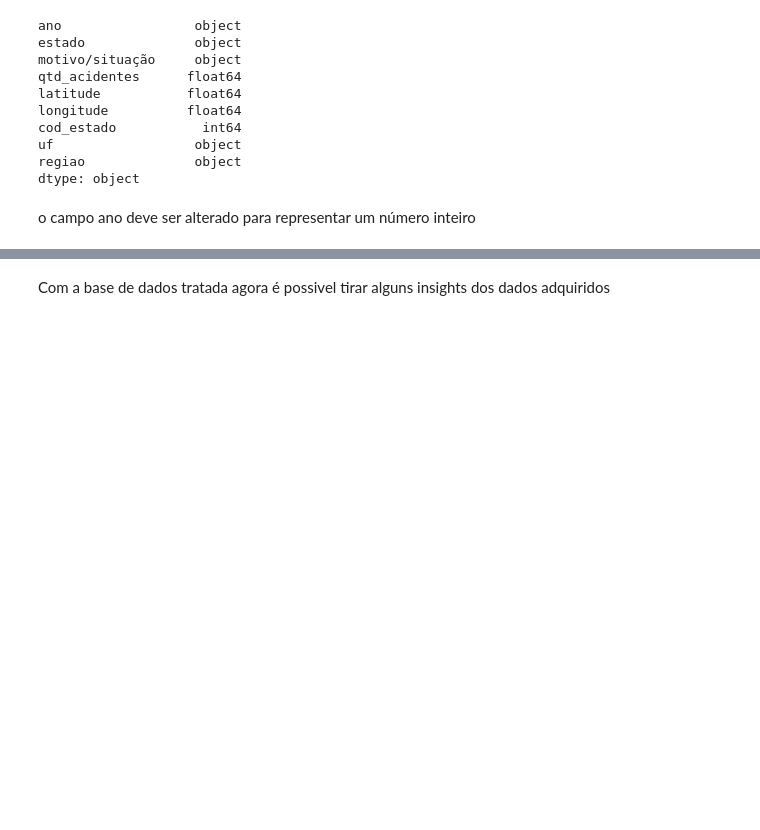
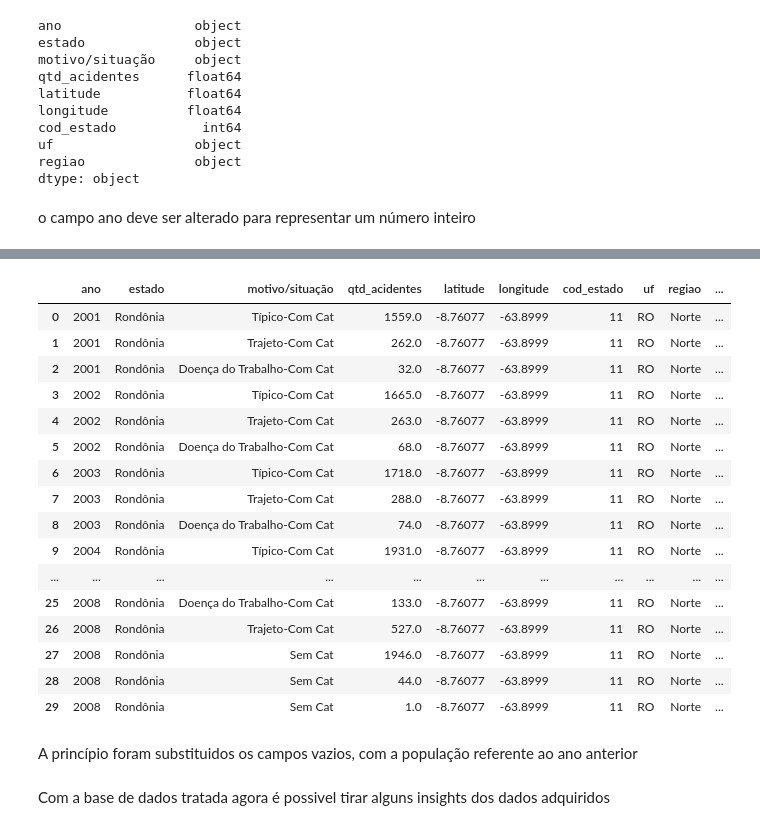
Before and after one commit to lorransr/CAT, a Jupyter notebook: Acidentes_de_Trabalho.ipynb, the cells around one changed output, grey strips where cells are left out. Cells and saved outputs as stored; diff of their text form; code cells hidden in the pictures; blank space fills up the shorter version.

```diff
--- a/Acidentes_de_Trabalho.ipynb
+++ b/Acidentes_de_Trabalho.ipynb
@@ -157,0 +182,6 @@ df_uf.ano = df_uf.ano.astype('int64')
+# %%
+dim_pop = dim_pop[dim_pop.populacao.notnull()]
+# %%
+dim_pop.ano=dim_pop.ano.astype("int64")
+# %%
+dim_pop.drop("tipo",axis = 1,inplace=True)
@@ -157,0 +195,3 @@ df_uf.ano = df_uf.ano.astype('int64')
+# %%
+teste = df_uf.merge(dim_pop[["ano","estado","populacao"]],
+                    on =["ano","estado"], how="left")
@@ -157,0 +223,20 @@ df_uf.ano = df_uf.ano.astype('int64')
+# %%
+teste.head(30)
+# %% [output]
+|  | ano | estado | motivo/situação | qtd_acidentes | latitude | longitude | cod_estado | uf | regiao | ... |
+| 0 | 2001 | Rondônia | Típico-Com Cat | 1559.0 | -8.76077 | -63.8999 | 11 | RO | Norte | ... |
+| 1 | 2001 | Rondônia | Trajeto-Com Cat | 262.0 | -8.76077 | -63.8999 | 11 | RO | Norte | ... |
+| 2 | 2001 | Rondônia | Doença do Trabalho-Com Cat | 32.0 | -8.76077 | -63.8999 | 11 | RO | Norte | ... |
+| 3 | 2002 | Rondônia | Típico-Com Cat | 1665.0 | -8.76077 | -63.8999 | 11 | RO | Norte | ... |
+| 4 | 2002 | Rondônia | Trajeto-Com Cat | 263.0 | -8.76077 | -63.8999 | 11 | RO | Norte | ... |
+| 5 | 2002 | Rondônia | Doença do Trabalho-Com Cat | 68.0 | -8.76077 | -63.8999 | 11 | RO | Norte | ... |
+| 6 | 2003 | Rondônia | Típico-Com Cat | 1718.0 | -8.76077 | -63.8999 | 11 | RO | Norte | ... |
+| 7 | 2003 | Rondônia | Trajeto-Com Cat | 288.0 | -8.76077 | -63.8999 | 11 | RO | Norte | ... |
+| 8 | 2003 | Rondônia | Doença do Trabalho-Com Cat | 74.0 | -8.76077 | -63.8999 | 11 | RO | Norte | ... |
+| 9 | 2004 | Rondônia | Típico-Com Cat | 1931.0 | -8.76077 | -63.8999 | 11 | RO | Norte | ... |
+| ... | ... | ... | ... | ... | ... | ... | ... | ... | ... | ... |
+| 25 | 2008 | Rondônia | Doença do Trabalho-Com Cat | 133.0 | -8.76077 | -63.8999 | 11 | RO | Norte | ... |
+| 26 | 2008 | Rondônia | Trajeto-Com Cat | 527.0 | -8.76077 | -63.8999 | 11 | RO | Norte | ... |
+| 27 | 2008 | Rondônia | Sem Cat | 1946.0 | -8.76077 | -63.8999 | 11 | RO | Norte | ... |
+| 28 | 2008 | Rondônia | Sem Cat | 44.0 | -8.76077 | -63.8999 | 11 | RO | Norte | ... |
+| 29 | 2008 | Rondônia | Sem Cat | 1.0 | -8.76077 | -63.8999 | 11 | RO | Norte | ... |
@@ -157,0 +245,2 @@ df_uf.ano = df_uf.ano.astype('int64')
+# %% [markdown]
+A princípio foram substituidos os campos vazios, com a população referente ao ano anterior
```
Also changed, not shown: parts of 51 cells of this notebook.
